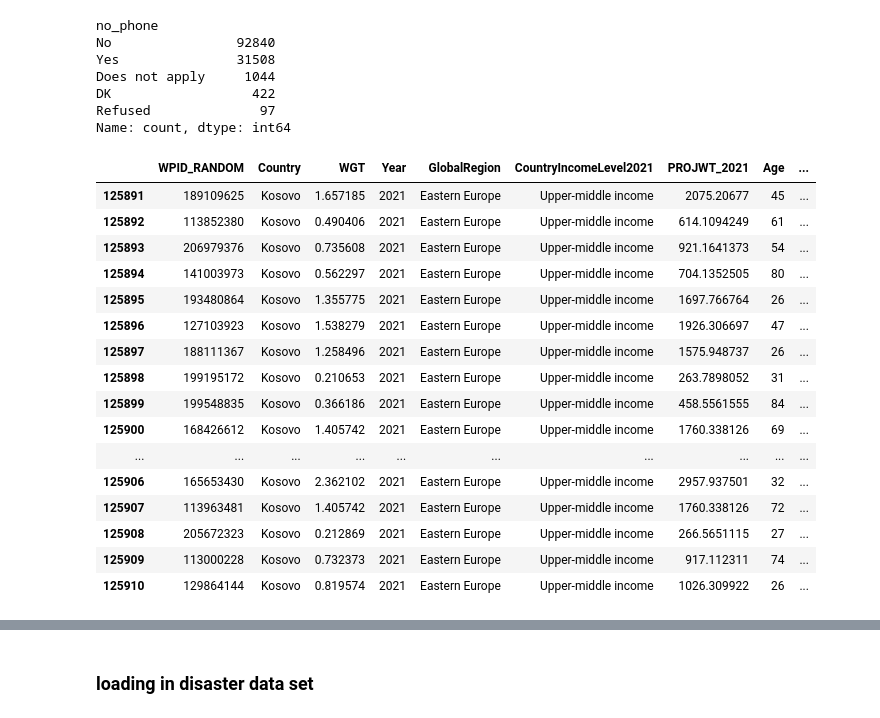
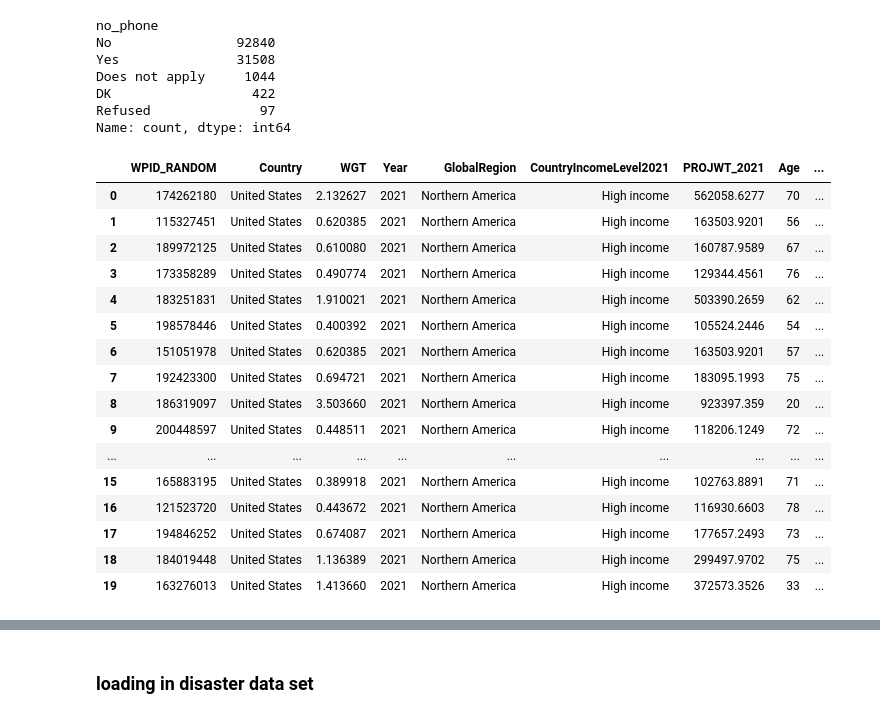
Before and after one commit to eemchadwick/natural_disasters, a Jupyter notebook: notebooks/natural disasters.ipynb, the cells around one changed output, grey strips where cells are left out. Saved outputs shown, nothing was run; the diff lists cells and outputs as text; code cells hidden in the pictures.

```diff
--- a/notebooks/natural disasters.ipynb
+++ b/notebooks/natural disasters.ipynb
@@ -1716,22 +1716,22 @@ DK                  422
 Refused              97
 Name: count, dtype: int64
 # %%
-survey.tail(20)
+survey.head(20)
 # %% [output]
 |  | WPID_RANDOM | Country | WGT | Year | GlobalRegion | CountryIncomeLevel2021 | PROJWT_2021 | Age | ... |
-| 125891 | 189109625 | Kosovo | 1.657185 | 2021 | Eastern Europe | Upper-middle income | 2075.20677 | 45 | ... |
-| 125892 | 113852380 | Kosovo | 0.490406 | 2021 | Eastern Europe | Upper-middle income | 614.1094249 | 61 | ... |
-| 125893 | 206979376 | Kosovo | 0.735608 | 2021 | Eastern Europe | Upper-middle income | 921.1641373 | 54 | ... |
-| 125894 | 141003973 | Kosovo | 0.562297 | 2021 | Eastern Europe | Upper-middle income | 704.1352505 | 80 | ... |
-| 125895 | 193480864 | Kosovo | 1.355775 | 2021 | Eastern Europe | Upper-middle income | 1697.766764 | 26 | ... |
-| 125896 | 127103923 | Kosovo | 1.538279 | 2021 | Eastern Europe | Upper-middle income | 1926.306697 | 47 | ... |
-| 125897 | 188111367 | Kosovo | 1.258496 | 2021 | Eastern Europe | Upper-middle income | 1575.948737 | 26 | ... |
-| 125898 | 199195172 | Kosovo | 0.210653 | 2021 | Eastern Europe | Upper-middle income | 263.7898052 | 31 | ... |
-| 125899 | 199548835 | Kosovo | 0.366186 | 2021 | Eastern Europe | Upper-middle income | 458.5561555 | 84 | ... |
-| 125900 | 168426612 | Kosovo | 1.405742 | 2021 | Eastern Europe | Upper-middle income | 1760.338126 | 69 | ... |
+| 0 | 174262180 | United States | 2.132627 | 2021 | Northern America | High income | 562058.6277 | 70 | ... |
+| 1 | 115327451 | United States | 0.620385 | 2021 | Northern America | High income | 163503.9201 | 56 | ... |
+| 2 | 189972125 | United States | 0.610080 | 2021 | Northern America | High income | 160787.9589 | 67 | ... |
+| 3 | 173358289 | United States | 0.490774 | 2021 | Northern America | High income | 129344.4561 | 76 | ... |
+| 4 | 183251831 | United States | 1.910021 | 2021 | Northern America | High income | 503390.2659 | 62 | ... |
+| 5 | 198578446 | United States | 0.400392 | 2021 | Northern America | High income | 105524.2446 | 54 | ... |
+| 6 | 151051978 | United States | 0.620385 | 2021 | Northern America | High income | 163503.9201 | 57 | ... |
+| 7 | 192423300 | United States | 0.694721 | 2021 | Northern America | High income | 183095.1993 | 75 | ... |
+| 8 | 186319097 | United States | 3.503660 | 2021 | Northern America | High income | 923397.359 | 20 | ... |
+| 9 | 200448597 | United States | 0.448511 | 2021 | Northern America | High income | 118206.1249 | 72 | ... |
 | ... | ... | ... | ... | ... | ... | ... | ... | ... | ... |
-| 125906 | 165653430 | Kosovo | 2.362102 | 2021 | Eastern Europe | Upper-middle income | 2957.937501 | 32 | ... |
-| 125907 | 113963481 | Kosovo | 1.405742 | 2021 | Eastern Europe | Upper-middle income | 1760.338126 | 72 | ... |
-| 125908 | 205672323 | Kosovo | 0.212869 | 2021 | Eastern Europe | Upper-middle income | 266.5651115 | 27 | ... |
-| 125909 | 113000228 | Kosovo | 0.732373 | 2021 | Eastern Europe | Upper-middle income | 917.112311 | 74 | ... |
-| 125910 | 129864144 | Kosovo | 0.819574 | 2021 | Eastern Europe | Upper-middle income | 1026.309922 | 26 | ... |
+| 15 | 165883195 | United States | 0.389918 | 2021 | Northern America | High income | 102763.8891 | 71 | ... |
+| 16 | 121523720 | United States | 0.443672 | 2021 | Northern America | High income | 116930.6603 | 78 | ... |
+| 17 | 194846252 | United States | 0.674087 | 2021 | Northern America | High income | 177657.2493 | 73 | ... |
+| 18 | 184019448 | United States | 1.136389 | 2021 | Northern America | High income | 299497.9702 | 75 | ... |
+| 19 | 163276013 | United States | 1.413660 | 2021 | Northern America | High income | 372573.3526 | 33 | ... |
```
Also changed, not shown: parts of 11 cells of this notebook, 1 other file.
